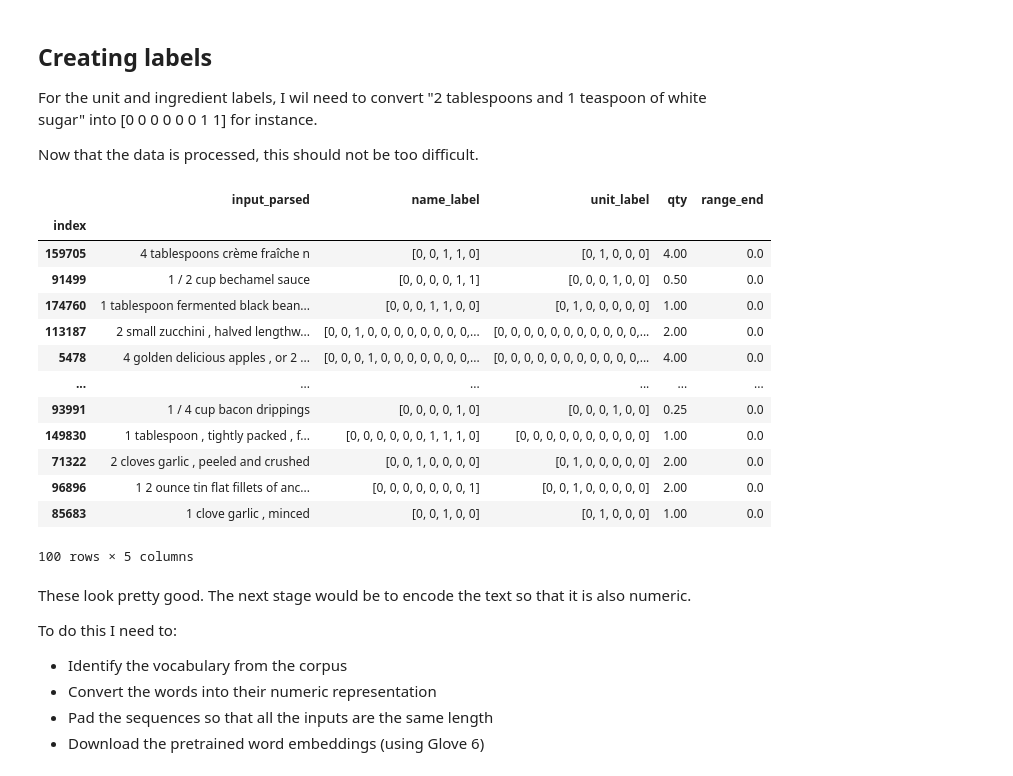
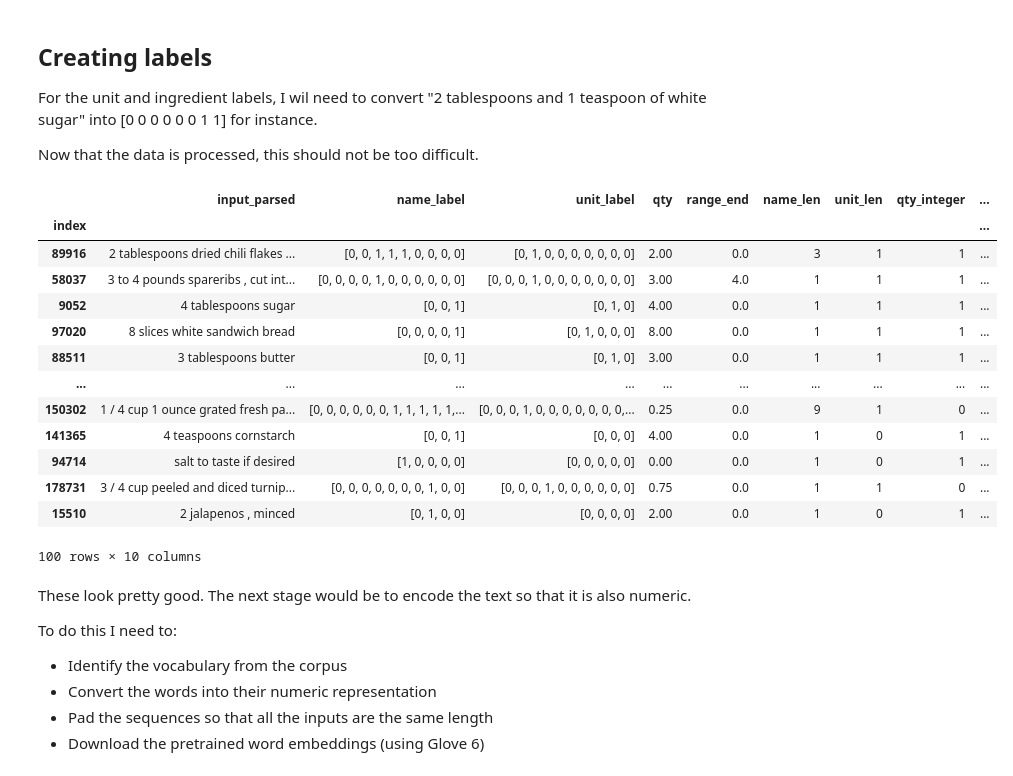
Before and after one commit to whitew1994WW/PyIng, a Jupyter notebook: explore_data.ipynb, the cells around one changed output. Drawn from its saved outputs; the diff is of its cells as text; code cells hidden in the pictures.

```diff
--- a/explore_data.ipynb
+++ b/explore_data.ipynb
@@ -250,26 +250,38 @@ def create_label(inp, match):
 
 ing_df["name_label"] = ing_df.apply(lambda x: create_label(x['input_parsed'], x['name_parsed']), axis=1)
 ing_df["unit_label"] = ing_df.apply(lambda x: create_label(x['input_parsed'], x['unit_parsed']), axis=1)
+
+# In addition to the current labels, I also want the model to predict some useful information about the input
+ing_df["name_len"] = ing_df.apply(lambda x: sum(x['name_label']), axis=1)
+ing_df["unit_len"] = ing_df.apply(lambda x: sum(x['unit_label']), axis=1)
+ing_df["qty_integer"] = ing_df.apply(lambda x: 1 if x.qty.is_integer() else 0, axis=1)
+
+def one_hot(i):
+    output = (i+1)*[0]
+    output[i] = 1
+    return np.asarray(output)
+
+# One hot encode the name and unit length
+ing_df["name_len_oh"] = ing_df.apply(lambda x: one_hot(x["name_len"]), axis=1)
+ing_df["unit_len_oh"] = ing_df.apply(lambda x: one_hot(x["name_len"]), axis=1)
 # %%
-
-
-ing_df_labelled = ing_df[["input_parsed", 'name_label', "unit_label", "qty", "range_end"]]
+ing_df_labelled = ing_df[["input_parsed", 'name_label', "unit_label", "qty", "range_end", "name_len", "unit_len", "qty_integer", "name_len_oh", "unit_len_oh"]]
 ing_df_labelled.sample(100)
 # %% [output]
-|  | input_parsed | name_label | unit_label | qty | range_end |
-| index |  |  |  |  |  |
-| 159705 | 4 tablespoons crème fraîche n | [0, 0, 1, 1, 0] | [0, 1, 0, 0, 0] | 4.00 | 0.0 |
-| 91499 | 1 / 2 cup bechamel sauce | [0, 0, 0, 0, 1, 1] | [0, 0, 0, 1, 0, 0] | 0.50 | 0.0 |
-| 174760 | 1 tablespoon fermented black bean... | [0, 0, 0, 1, 1, 0, 0] | [0, 1, 0, 0, 0, 0, 0] | 1.00 | 0.0 |
-| 113187 | 2 small zucchini , halved lengthw... | [0, 0, 1, 0, 0, 0, 0, 0, 0, 0, 0,... | [0, 0, 0, 0, 0, 0, 0, 0, 0, 0, 0,... | 2.00 | 0.0 |
-| 5478 | 4 golden delicious apples , or 2 ... | [0, 0, 0, 1, 0, 0, 0, 0, 0, 0, 0,... | [0, 0, 0, 0, 0, 0, 0, 0, 0, 0, 0,... | 4.00 | 0.0 |
-| ... | ... | ... | ... | ... | ... |
-| 93991 | 1 / 4 cup bacon drippings | [0, 0, 0, 0, 1, 0] | [0, 0, 0, 1, 0, 0] | 0.25 | 0.0 |
-| 149830 | 1 tablespoon , tightly packed , f... | [0, 0, 0, 0, 0, 0, 1, 1, 1, 0] | [0, 0, 0, 0, 0, 0, 0, 0, 0, 0] | 1.00 | 0.0 |
-| 71322 | 2 cloves garlic , peeled and crushed | [0, 0, 1, 0, 0, 0, 0] | [0, 1, 0, 0, 0, 0, 0] | 2.00 | 0.0 |
-| 96896 | 1 2 ounce tin flat fillets of anc... | [0, 0, 0, 0, 0, 0, 0, 1] | [0, 0, 1, 0, 0, 0, 0, 0] | 2.00 | 0.0 |
-| 85683 | 1 clove garlic , minced | [0, 0, 1, 0, 0] | [0, 1, 0, 0, 0] | 1.00 | 0.0 |
+|  | input_parsed | name_label | unit_label | qty | range_end | name_len | unit_len | qty_integer | ... |
+| index |  |  |  |  |  |  |  |  | ... |
+| 89916 | 2 tablespoons dried chili flakes ... | [0, 0, 1, 1, 1, 0, 0, 0, 0] | [0, 1, 0, 0, 0, 0, 0, 0, 0] | 2.00 | 0.0 | 3 | 1 | 1 | ... |
+| 58037 | 3 to 4 pounds spareribs , cut int... | [0, 0, 0, 0, 1, 0, 0, 0, 0, 0, 0] | [0, 0, 0, 1, 0, 0, 0, 0, 0, 0, 0] | 3.00 | 4.0 | 1 | 1 | 1 | ... |
+| 9052 | 4 tablespoons sugar | [0, 0, 1] | [0, 1, 0] | 4.00 | 0.0 | 1 | 1 | 1 | ... |
+| 97020 | 8 slices white sandwich bread | [0, 0, 0, 0, 1] | [0, 1, 0, 0, 0] | 8.00 | 0.0 | 1 | 1 | 1 | ... |
+| 88511 | 3 tablespoons butter | [0, 0, 1] | [0, 1, 0] | 3.00 | 0.0 | 1 | 1 | 1 | ... |
+| ... | ... | ... | ... | ... | ... | ... | ... | ... | ... |
+| 150302 | 1 / 4 cup 1 ounce grated fresh pa... | [0, 0, 0, 0, 0, 0, 1, 1, 1, 1, 1,... | [0, 0, 0, 1, 0, 0, 0, 0, 0, 0, 0,... | 0.25 | 0.0 | 9 | 1 | 0 | ... |
+| 141365 | 4 teaspoons cornstarch | [0, 0, 1] | [0, 0, 0] | 4.00 | 0.0 | 1 | 0 | 1 | ... |
+| 94714 | salt to taste if desired | [1, 0, 0, 0, 0] | [0, 0, 0, 0, 0] | 0.00 | 0.0 | 1 | 0 | 1 | ... |
+| 178731 | 3 / 4 cup peeled and diced turnip... | [0, 0, 0, 0, 0, 0, 0, 1, 0, 0] | [0, 0, 0, 1, 0, 0, 0, 0, 0, 0] | 0.75 | 0.0 | 1 | 1 | 0 | ... |
+| 15510 | 2 jalapenos , minced | [0, 1, 0, 0] | [0, 0, 0, 0] | 2.00 | 0.0 | 1 | 0 | 1 | ... |
-100 rows × 5 columns
+100 rows × 10 columns
 # %% [markdown]
 These look pretty good. The next stage would be to encode the text so that it is also numeric.
 
```
Also changed, not shown: parts of 21 cells of this notebook, 2 other files.
